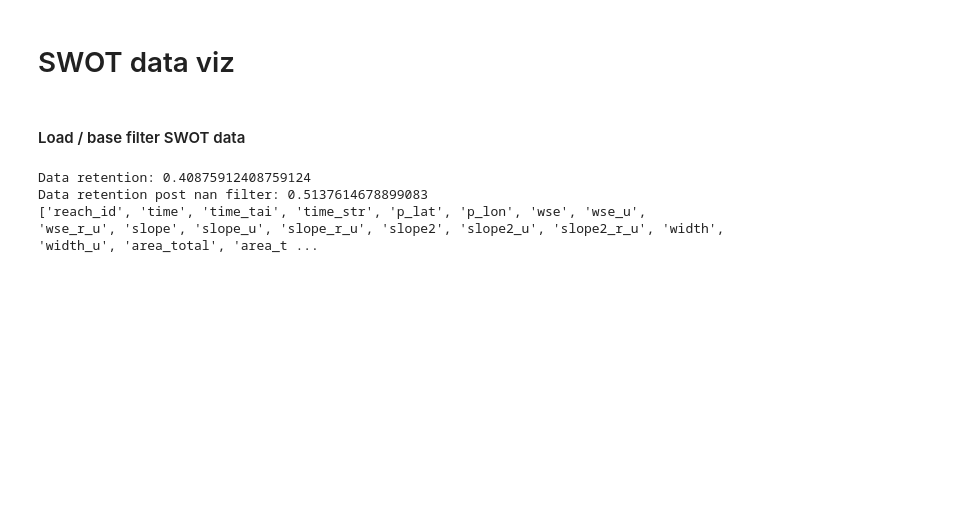
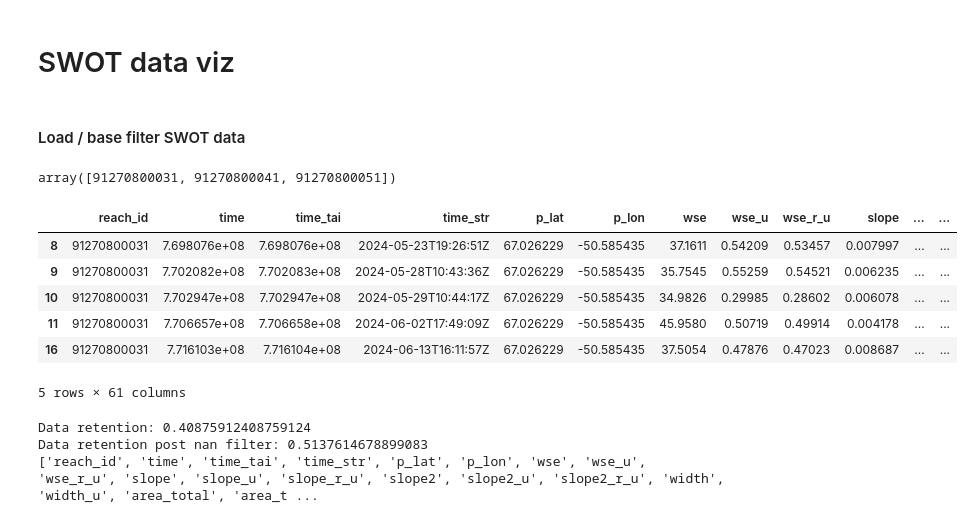
Before and after one commit to mlmac-seid/SWOTson_River, a Jupyter notebook: scripts/SWOT_timeseries.ipynb, the cells around one changed output. Cells and saved outputs as stored; diff of their text form; code cells hidden in the pictures; blank space fills up the shorter version.

Commit message:
SWOT node df

```diff
--- a/scripts/SWOT_timeseries.ipynb
+++ b/scripts/SWOT_timeseries.ipynb
@@ -23,3 +23,17 @@ SWOT_df_filtered = SWOT_df[
     # & (SWOT_df['dark_frac'] <= 50) # dark water
     # & (SWOT_df['wse_u'] <= 0.5) # wse uncertainty
 ]
+# %%
+SWOT_df_filtered['reach_id'].unique()
+# %% [output]
+array([91270800031, 91270800041, 91270800051])
+# %%
+SWOT_df_filtered.head()
+# %% [output]
+|  | reach_id | time | time_tai | time_str | p_lat | p_lon | wse | wse_u | wse_r_u | slope | ... | ... |
+| 8 | 91270800031 | 7.698076e+08 | 7.698076e+08 | 2024-05-23T19:26:51Z | 67.026229 | -50.585435 | 37.1611 | 0.54209 | 0.53457 | 0.007997 | ... | ... |
+| 9 | 91270800031 | 7.702082e+08 | 7.702083e+08 | 2024-05-28T10:43:36Z | 67.026229 | -50.585435 | 35.7545 | 0.55259 | 0.54521 | 0.006235 | ... | ... |
+| 10 | 91270800031 | 7.702947e+08 | 7.702947e+08 | 2024-05-29T10:44:17Z | 67.026229 | -50.585435 | 34.9826 | 0.29985 | 0.28602 | 0.006078 | ... | ... |
+| 11 | 91270800031 | 7.706657e+08 | 7.706658e+08 | 2024-06-02T17:49:09Z | 67.026229 | -50.585435 | 45.9580 | 0.50719 | 0.49914 | 0.004178 | ... | ... |
+| 16 | 91270800031 | 7.716103e+08 | 7.716104e+08 | 2024-06-13T16:11:57Z | 67.026229 | -50.585435 | 37.5054 | 0.47876 | 0.47023 | 0.008687 | ... | ... |
+5 rows × 61 columns
```
Also changed, not shown: parts of 1 cell of this notebook, 1 other file.
